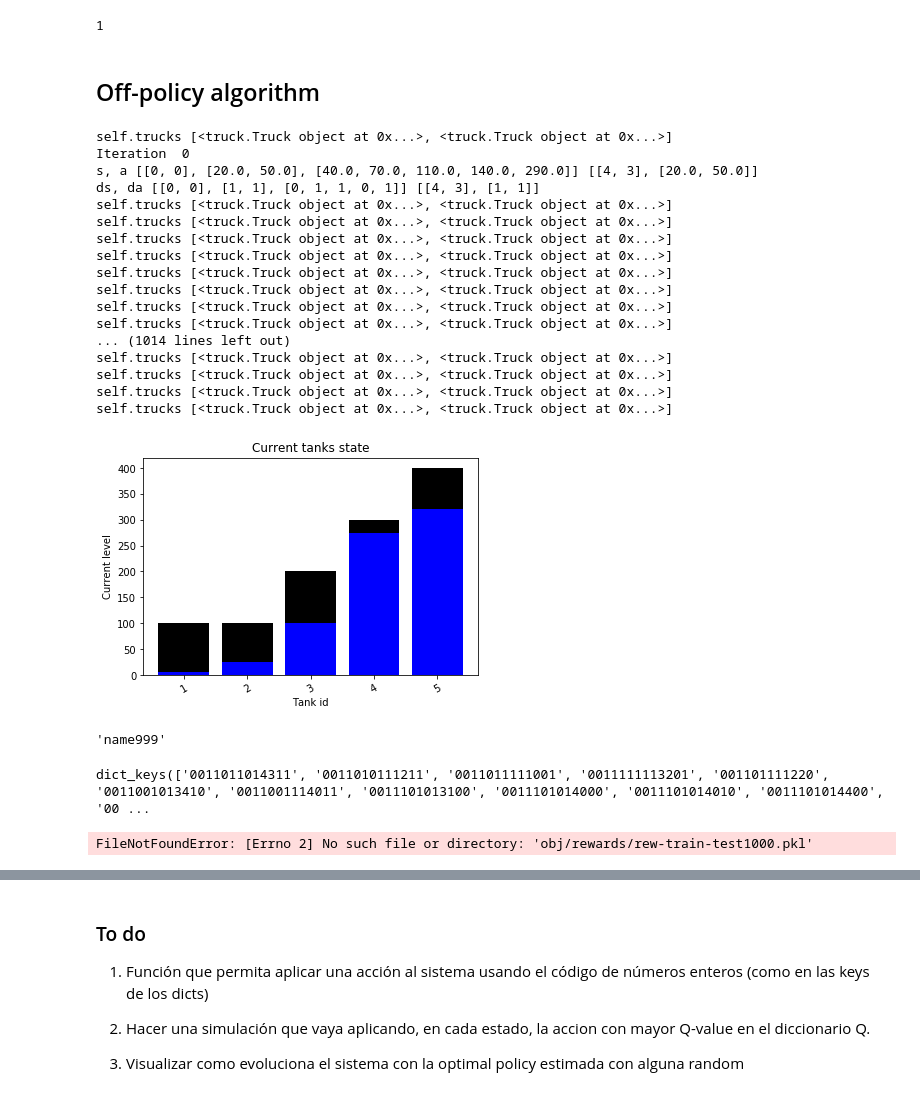
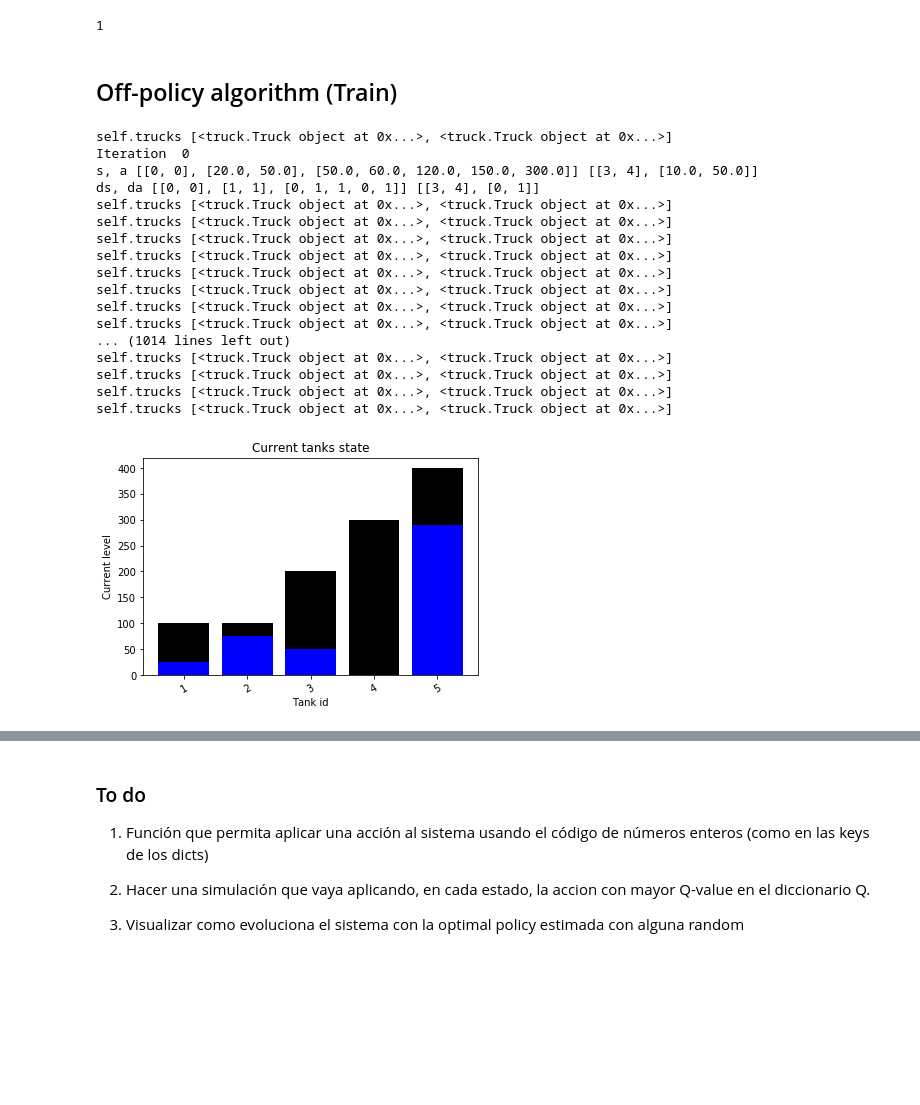
Before and after one commit to dsalgador/RL-Project, a Jupyter notebook: Q-learning.ipynb, the cells around one changed output, grey strips where cells are left out. Cells and saved outputs as stored; diff of their text form; code cells hidden in the pictures; blank space fills up the shorter version.

```diff
--- a/Q-learning.ipynb
+++ b/Q-learning.ipynb
@@ -58,4 +66,5 @@ weights_matrix = simple_weights(n+1, w)
 # %%
+tanks, trucks, graph, weights_matrix = initialize_system()
 toy_system = model.System(tanks = tanks, trucks = trucks, adjacency_matrix = graph, weights_matrix = weights_matrix)
 # %%
 # Simulation
@@ -243,13 +261,14 @@ new_dict[sa_new]['qval']
 # %% [output]
 1
 # %% [markdown]
-## Off-policy algorithm
+## Off-policy algorithm (Train)
 # %%
 learning_rate0 = 0.05
 learning_rate_decay = 0.1
 n_iterations = 1000
 discount_rate = 0.95
 
+tanks, trucks, graph, weights_matrix = initialize_test_system()
 toy_system = model.System(tanks = tanks, trucks = trucks, adjacency_matrix = graph, weights_matrix = weights_matrix)
 
 Q = {}
@@ -274,7 +293,7 @@ def load_obj(name ):
         return pickle.load(f)
 # %%
 # "Train zone". Q-values are being converging to the optimal, theoretically
-train = False
+train = True
 if train:
 
     visualization_steps = []
@@ -318,53 +337,46 @@ if train:
             if verbose_info:
                 print("s, a", toy_system.s, toy_system.a)
                 print("ds, da", toy_system.ds, toy_system.da)
 
             save_obj(Q, "Q-dict-test-" + f"{iteration}")
             save_obj(visualization_steps, "vis/vis-train-test-" + f"{iteration}")
             save_obj(rewards_list, "rewards/rew-train-test-" + f"{iteration}")
 
 
 
 
     save_obj(Q, "Q-dict-test-" + f"{iteration}")
     save_obj(visualization_steps, "vis-train-test-" + f"{iteration}")
     save_obj(rewards_list, "rew-train-test-" + f"{iteration}")
 # %% [output]
 self.trucks [<truck.Truck object at 0x...>, <truck.Truck object at 0x...>]
 Iteration  0
-s, a [[0, 0], [20.0, 50.0], [40.0, 70.0, 110.0, 140.0, 290.0]] [[4, 3], [20.0, 50.0]]
-ds, da [[0, 0], [1, 1], [0, 1, 1, 0, 1]] [[4, 3], [1, 1]]
+s, a [[0, 0], [20.0, 50.0], [50.0, 60.0, 120.0, 150.0, 300.0]] [[3, 4], [10.0, 50.0]]
+ds, da [[0, 0], [1, 1], [0, 1, 1, 0, 1]] [[3, 4], [0, 1]]
 self.trucks [<truck.Truck object at 0x...>, <truck.Truck object at 0x...>]
 self.trucks [<truck.Truck object at 0x...>, <truck.Truck object at 0x...>]
 self.trucks [<truck.Truck object at 0x...>, <truck.Truck object at 0x...>]
 self.trucks [<truck.Truck object at 0x...>, <truck.Truck object at 0x...>]
 self.trucks [<truck.Truck object at 0x...>, <truck.Truck object at 0x...>]
 self.trucks [<truck.Truck object at 0x...>, <truck.Truck object at 0x...>]
 self.trucks [<truck.Truck object at 0x...>, <truck.Truck object at 0x...>]
 self.trucks [<truck.Truck object at 0x...>, <truck.Truck object at 0x...>]
 ... (1014 lines left out)
 self.trucks [<truck.Truck object at 0x...>, <truck.Truck object at 0x...>]
 self.trucks [<truck.Truck object at 0x...>, <truck.Truck object at 0x...>]
 self.trucks [<truck.Truck object at 0x...>, <truck.Truck object at 0x...>]
 self.trucks [<truck.Truck object at 0x...>, <truck.Truck object at 0x...>]
-[figure, old version]
+[figure, new version]
-# %%
-"name" + f"{iteration}"
-# %% [output]
-'name999'
 # %%
 # Optimal policy using the Q values trained previously:
-Q = load_obj("Q-dict-test-"+f'{n_iterations-1}')
-#print(Q.keys())
+# Q = load_obj("Q-dict-test-"+f'{n_iterations-1}')
+# #print(Q.keys())
 
-rewards_l = load_obj('rewards/rew-train-test'+f'{n_iterations}')
-vis_l = load_obj('vis/vis-train-test-'+f'{n_iterations}')
+# rewards_l = load_obj('rewards/rew-train-test'+f'{n_iterations}')
+# vis_l = load_obj('vis/vis-train-test-'+f'{n_iterations}')
 
-anim = create_system_animation(vis_l, n_iterations)
-HTML(anim.to_html5_video())
+# anim = create_system_animation(vis_l, n_iterations)
+# HTML(anim.to_html5_video())
-# %% [output]
-dict_keys(['0011011014311', '0011010111211', '0011011111001', '0011111113201', '001101111220', '0011001013410', '0011001114011', '0011101013100', '0011101014000', '0011101014010', '0011101014400', '00 ...
-FileNotFoundError: [Errno 2] No such file or directory: 'obj/rewards/rew-train-test1000.pkl'
 # %%
 
 
```
Also changed, not shown: parts of 37 cells of this notebook, 3 other files.
